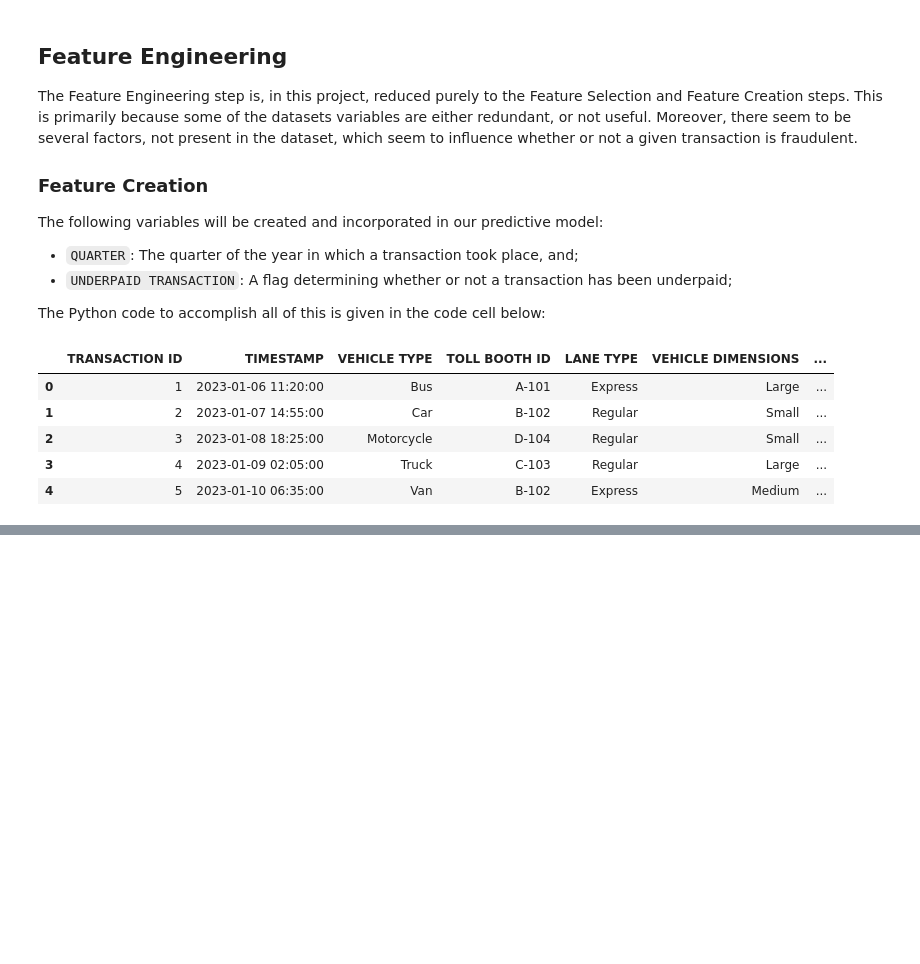
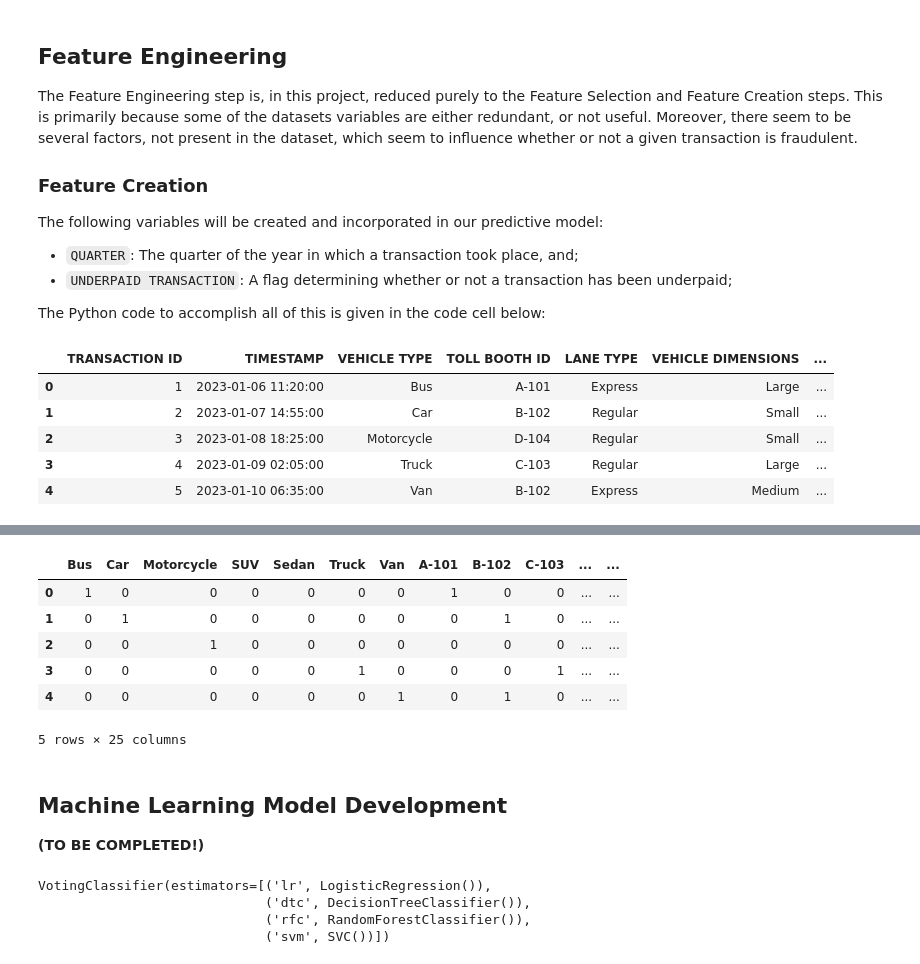
Before and after one commit to mzakariaz/MIP-Machine-Learning-Project-2, a Jupyter notebook: notebook.ipynb, the cells around one changed output, grey strips where cells are left out. Saved outputs shown, nothing was run; the diff lists cells and outputs as text; code cells hidden in the pictures; blank space fills up the shorter version.

Commit message:
began machine learning model development

```diff
--- a/notebook.ipynb
+++ b/notebook.ipynb
@@ -369,0 +382,6 @@ df.head()
+# %%
+# Drop the redundant features
+df.drop(columns = ["TRANSACTION ID", "TIMESTAMP", "TRANSACTION AMOUNT", "AMOUNT PAID", "GEOGRAPHICAL LOCATION", "VEHICLE PLATE NUMBER"], inplace = True)
+
+# Print the first few rows of the resulting dataset
+df.head()
@@ -369,0 +398,21 @@ df.head()
+# %%
+# Preprocess the variables
+vehicle_type = pd.get_dummies(df["VEHICLE TYPE"]).astype("int64")
+toll_booth_id = pd.get_dummies(df["TOLL BOOTH ID"]).astype("int64")
+lane_type = pd.get_dummies(df["LANE TYPE"]).astype("int64")
+vehicle_dimensions = pd.get_dummies(df["VEHICLE DIMENSIONS"]).astype("int64")
+quarter = pd.get_dummies(df["QUARTER"]).astype("int64")
+df.drop(columns = ["VEHICLE TYPE", "TOLL BOOTH ID", "LANE TYPE", "VEHICLE DIMENSIONS", "QUARTER"], inplace = True)
+df = pd.concat(objs = [df, vehicle_type, toll_booth_id, lane_type, vehicle_dimensions, quarter], axis = 1)
+df["VEHICLE SPEED"] = StandardScaler().fit_transform(X = df[["VEHICLE SPEED"]])
+df["FRAUD INDICATOR"] = (df["FRAUD INDICATOR"] == "Fraud").astype("int64")
+df = df.iloc[:, list(range(3, 25)) + [2, 0, 1]]
+df.head()
+# %% [output]
+|  | Bus | Car | Motorcycle | SUV | Sedan | Truck | Van | A-101 | B-102 | C-103 | ... | ... |
+| 0 | 1 | 0 | 0 | 0 | 0 | 0 | 0 | 1 | 0 | 0 | ... | ... |
+| 1 | 0 | 1 | 0 | 0 | 0 | 0 | 0 | 0 | 1 | 0 | ... | ... |
+| 2 | 0 | 0 | 1 | 0 | 0 | 0 | 0 | 0 | 0 | 0 | ... | ... |
+| 3 | 0 | 0 | 0 | 0 | 0 | 1 | 0 | 0 | 0 | 1 | ... | ... |
+| 4 | 0 | 0 | 0 | 0 | 0 | 0 | 1 | 0 | 1 | 0 | ... | ... |
+5 rows × 25 columns
@@ -369,0 +426,3 @@ df.head()
+# %% [markdown]
+## **Machine Learning Model Development**
+**(TO BE COMPLETED!)**
@@ -369,0 +435,7 @@ df.head()
+# %%
+model5.fit(X_train, y_train)
+# %% [output]
+VotingClassifier(estimators=[('lr', LogisticRegression()),
+                             ('dtc', DecisionTreeClassifier()),
+                             ('rfc', RandomForestClassifier()),
+                             ('svm', SVC())])
```
Also changed, not shown: parts of 11 cells of this notebook.
